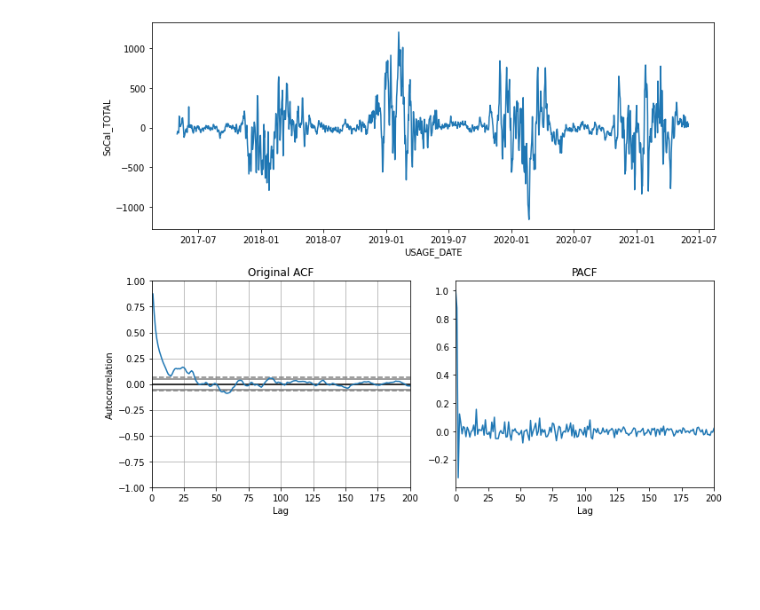
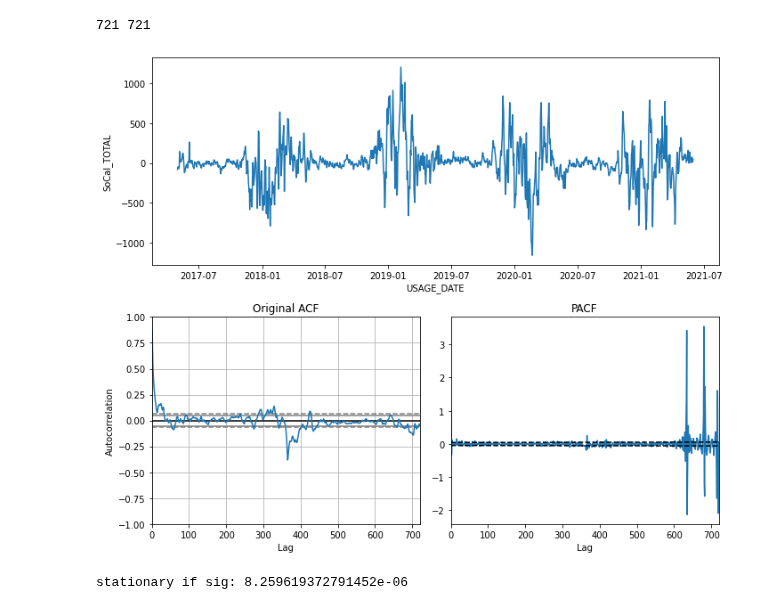
Before and after one commit to jacheung/bookshelf, a Jupyter notebook: Forecasting_101/forecasting-arima.ipynb, the cells around one changed output. Saved outputs shown, nothing was run; the diff lists cells and outputs as text; code cells hidden in the pictures; blank space fills up the shorter version.

Commit message:
note arima ceiling for seasonality component

```diff
--- a/Forecasting_101/forecasting-arima.ipynb
+++ b/Forecasting_101/forecasting-arima.ipynb
@@ -21,25 +22,45 @@ df = target_df.join(predictor_df).sort_index(ascending=True)
 # %%
 # identify whether target series is stationary by checking acf plot
 
-def acf_plots(data):
+def acf_plots(data, nlags, seasonal_m):
+    acf_values = []
+    for k in np.arange(0,nlags+1):
+        acf_values.append(data.diff(seasonal_m).dropna().autocorr(lag=k))
+    acf_5cv = 1.96/np.sqrt(len(df['SoCal_TOTAL']) - np.arange(0, nlags+1))
+    pacf_values = stattools.pacf(data, nlags=nlags)
+
+    print(len(acf_values), len(pacf_values))
+
     fig = plt.figure(figsize=(10, 8))
     gs = GridSpec(2, 2, figure=fig)
     ax1 = fig.add_subplot(gs[0, :])
     ax2 = fig.add_subplot(gs[1, 0])
     ax3 = fig.add_subplot(gs[1, 1])
 
     sns.lineplot(data=data, ax=ax1)
 
     pd.plotting.autocorrelation_plot(data, ax=ax2)
-    ax2.set_title('Original ACF'), ax2.set_ylim([-1, 1]), ax2.set_xlim([0, 200])
+    ax2.set_title('Original ACF'), ax2.set_ylim([-1, 1]), ax2.set_xlim([0, nlags])
 
-    sns.lineplot(data=stattools.pacf(data, nlags=200), ax=ax3)
-    ax3.set_title('PACF'), ax3.set_xlabel('Lag'), ax3.set_xlim([0, 200])
+    sns.lineplot(data=pacf_values, ax=ax3)
+    ax3.plot(np.arange(0, nlags+1), acf_5cv, 'k--')
+    ax3.plot(np.arange(0, nlags+1), acf_5cv*-1, 'k--')
+    ax3.set_title('PACF'), ax3.set_xlabel('Lag'), ax3.set_xlim([0, nlags])
 
     plt.tight_layout(), plt.show()
 
-# acf_plots(df['SoCal_TOTAL'])
+    marks_df = pd.DataFrame({'ACF': acf_values,
+                             'PACF': pacf_values,
+                             '5CV': acf_5cv,})
+
+    adf_p = stattools.adfuller(data)[1]
+    print('stationary if sig:', adf_p)
+    return marks_df
+
+# acf_plots(df['SoCal_TOTAL']) #not sig
 seasonal_diff =df['SoCal_TOTAL'].diff(365).dropna()
-acf_plots(seasonal_diff)
+marks_df = acf_plots(seasonal_diff, nlags=720, seasonal_m=365)
 # %% [output]
+721 721
-[figure, old version]
+[figure, new version]
+stationary if sig: 8.259619372791452e-06
```
Also changed, not shown: parts of 7 cells of this notebook.
